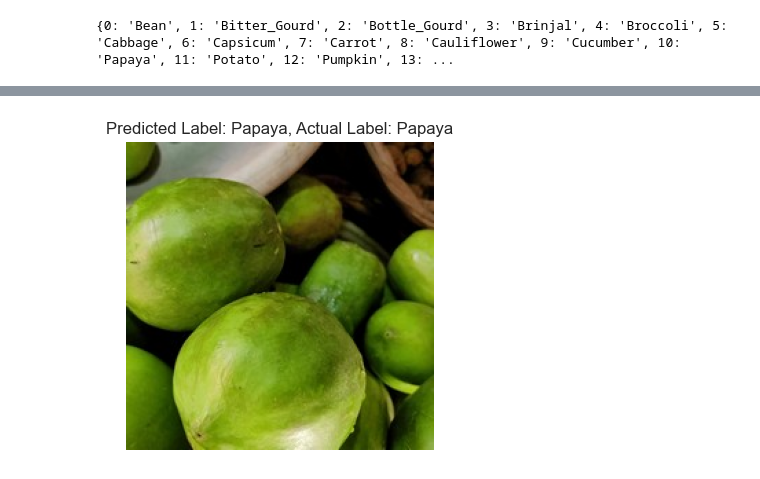
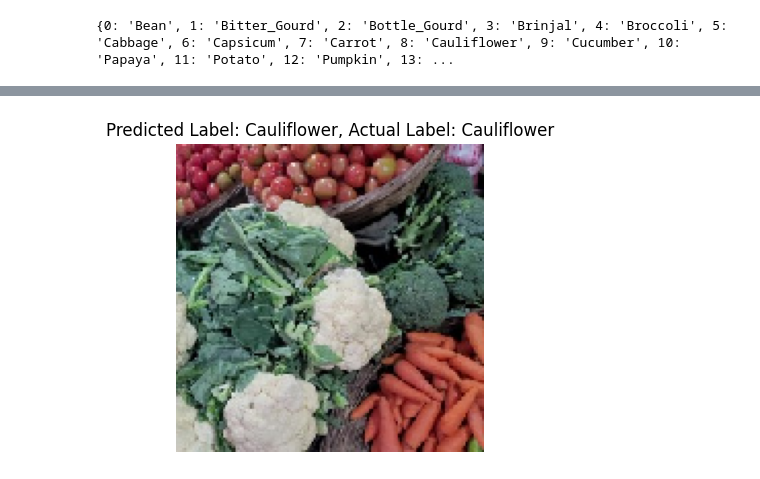
Before and after one commit to saymenth/DL_Projects, a Jupyter notebook: transfer_learning_using_inceptionv3_fixed.ipynb, the cells around one changed output, grey strips where cells are left out. Cells and saved outputs as stored; diff of their text form; code cells hidden in the pictures.

```diff
--- a/transfer_learning_using_inceptionv3_fixed.ipynb
+++ b/transfer_learning_using_inceptionv3_fixed.ipynb
@@ -46,7 +46,7 @@ There are 200 files in Bottle_Gourd
 There are 200 files in Tomato
 There are 200 files in Carrot
 # %%
-IMAGE_SIZE = [224, 224]
+IMAGE_SIZE = [150, 150]
 
 inception = InceptionV3(input_shape=IMAGE_SIZE + [3], weights='imagenet', include_top=False)
 
@@ -77,13 +77,13 @@ test_datagen = image.ImageDataGenerator(rescale = 1./255)
 
 training_set = train_datagen.flow_from_directory(
     train_folder,
-    target_size = (224, 224),
+    target_size = (150, 150),
     batch_size = 64,
     class_mode = 'categorical')
 
 test_set = test_datagen.flow_from_directory(
     test_folder,
-    target_size = (224, 224),
+    target_size = (150, 150),
     batch_size = 64,
     class_mode = 'categorical')
 # %% [output]
@@ -93,7 +93,7 @@ Found 3000 images belonging to 15 classes.
 r = model.fit(
   training_set,
   validation_data=test_set,
-  epochs=1,
+  epochs=10,
   steps_per_epoch=len(training_set),
   validation_steps=len(test_set)
 )
@@ -104,7 +125,7 @@ validation_datagen = image.ImageDataGenerator(rescale=1. / 255)
 
 validation_generator = validation_datagen.flow_from_directory(
     validation_data_dir,
-    target_size=(224,224),
+    target_size=(150,150),
     batch_size=64,
     class_mode='categorical')
 
@@ -126,12 +147,14 @@ random_test_image_cat = random.choice(test_image_cat)
 test_image_file = os.listdir('data/vegetable-image-dataset/test/'+random_test_image_cat)
 random_number_image_cat = random.choice(test_image_file)
 
-test_image_path = 'data/vegetable-image-dataset/test/'+ random_test_image_cat +'/'+ random_number_image_cat
+# test_image_path = 'data/vegetable-image-dataset/test/'+ random_test_image_cat +'/'+ random_number_image_cat
+test_image_path = 'data/vegetable-image-dataset/test/cauliflower/1100.jpg'
+
 
 def generate_predictions(test_image_path, actual_label):
 
     # 1. Load and preprocess the image
-    test_img = image.load_img(test_image_path, target_size=(224, 224))
+    test_img = image.load_img(test_image_path, target_size=(150, 150))
     test_img_arr = image.img_to_array(test_img)/255.0
     test_img_input = test_img_arr.reshape((1, test_img_arr.shape[0], test_img_arr.shape[1], test_img_arr.shape[2]))
 
@@ -146,5 +169,6 @@ def generate_predictions(test_image_path, actual_label):
     plt.show()
 
 # call the function
-generate_predictions(test_image_path, actual_label=random_test_image_cat)
+# generate_predictions(test_image_path, actual_label=random_test_image_cat)
+generate_predictions(test_image_path, actual_label='Cauliflower')
 # %% [output]
@@ -152 +176 @@ generate_predictions(test_image_path, actual_label=random_test_image_cat)
-[figure, old version]
+[figure, new version]
```
Also changed, not shown: parts of 3 cells of this notebook, 1 other file.
